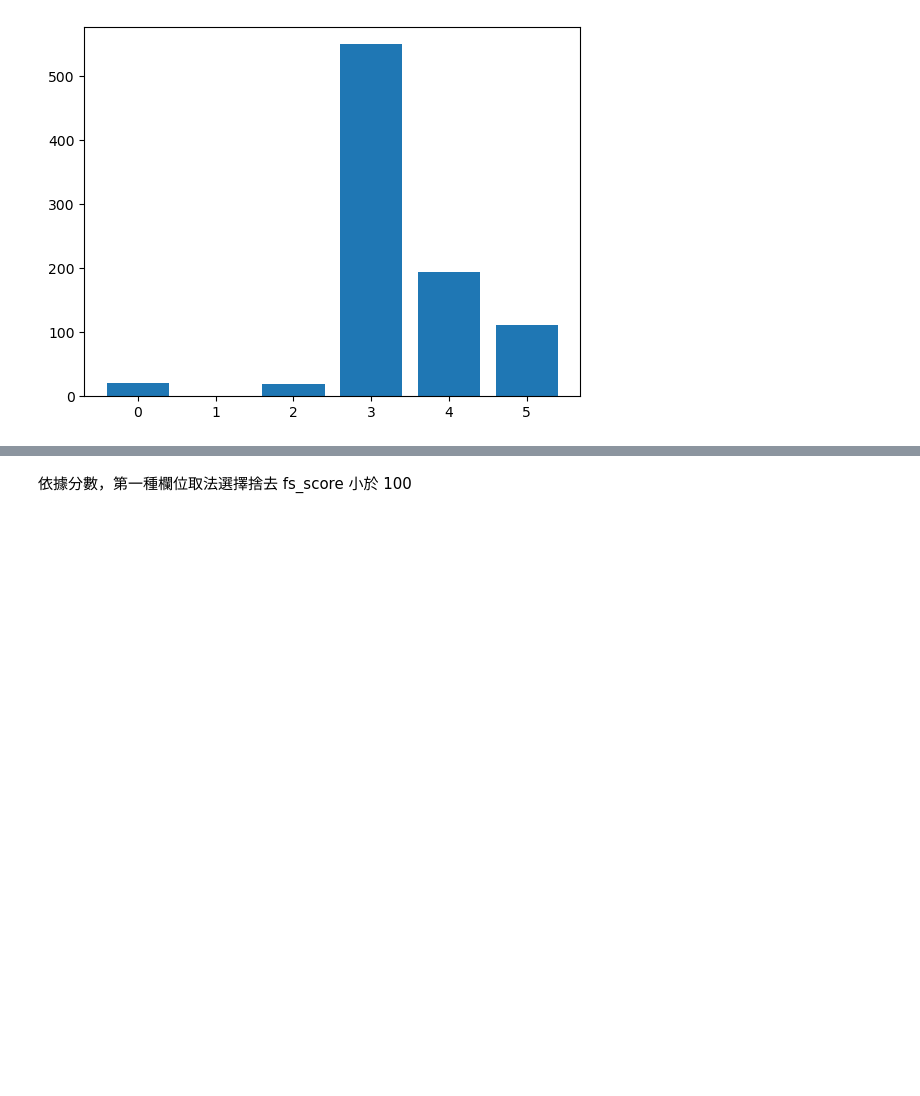
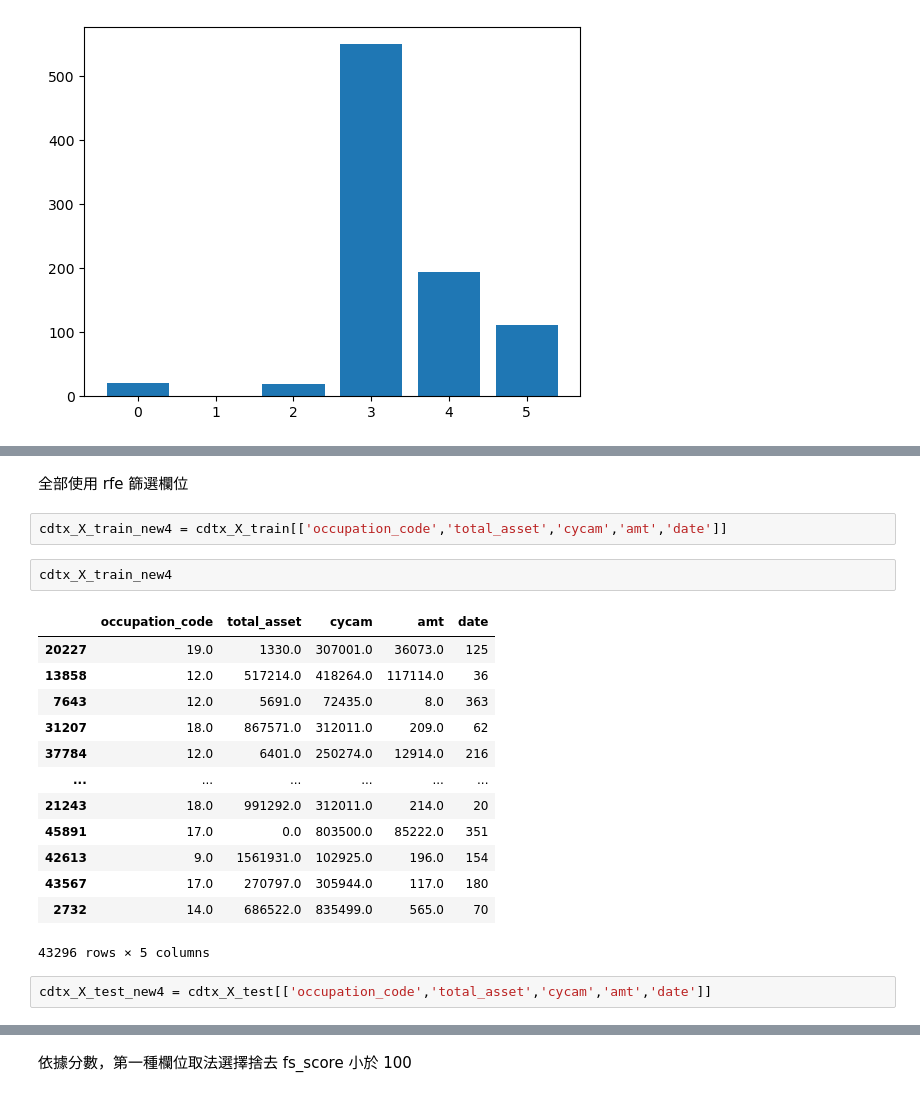
Before and after one commit to PoKai-H/data-miming-final-report, a Jupyter notebook: final_report_randomForest.ipynb, the cells around one changed output, grey strips where cells are left out. Cells and saved outputs as stored; diff of their text form; blank space fills up the shorter version.

```diff
--- a/final_report_randomForest.ipynb
+++ b/final_report_randomForest.ipynb
@@ -164,0 +234,22 @@ Feature 5: 110.628524
+# %% [markdown]
+全部使用 rfe 篩選欄位
+# %%
+cdtx_X_train_new4 = cdtx_X_train[['occupation_code','total_asset','cycam','amt','date']]
+# %%
+cdtx_X_train_new4
+# %% [output]
+|  | occupation_code | total_asset | cycam | amt | date |
+| 20227 | 19.0 | 1330.0 | 307001.0 | 36073.0 | 125 |
+| 13858 | 12.0 | 517214.0 | 418264.0 | 117114.0 | 36 |
+| 7643 | 12.0 | 5691.0 | 72435.0 | 8.0 | 363 |
+| 31207 | 18.0 | 867571.0 | 312011.0 | 209.0 | 62 |
+| 37784 | 12.0 | 6401.0 | 250274.0 | 12914.0 | 216 |
+| ... | ... | ... | ... | ... | ... |
+| 21243 | 18.0 | 991292.0 | 312011.0 | 214.0 | 20 |
+| 45891 | 17.0 | 0.0 | 803500.0 | 85222.0 | 351 |
+| 42613 | 9.0 | 1561931.0 | 102925.0 | 196.0 | 154 |
+| 43567 | 17.0 | 270797.0 | 305944.0 | 117.0 | 180 |
+| 2732 | 14.0 | 686522.0 | 835499.0 | 565.0 | 70 |
+43296 rows × 5 columns
+# %%
+cdtx_X_test_new4 = cdtx_X_test[['occupation_code','total_asset','cycam','amt','date']]
```
Also changed, not shown: parts of 39 cells of this notebook, 1 other file.
